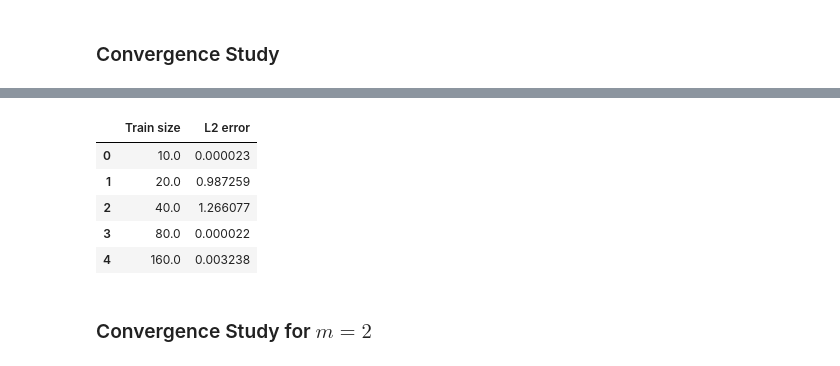
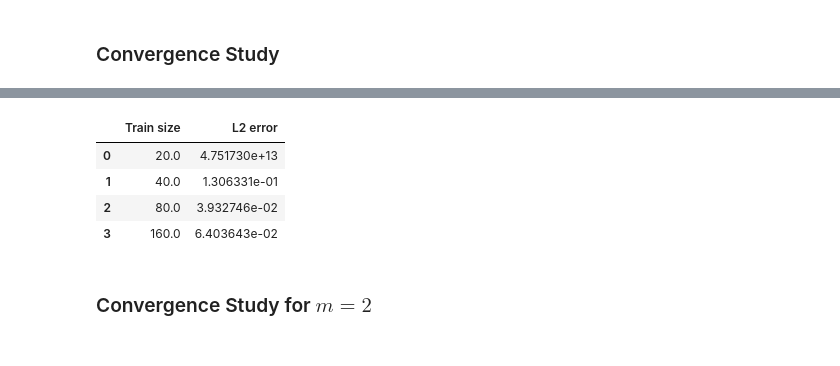
Before and after one commit to Shivam-3921/Physics_Informed_Neural_Networks_for_solving_differential_equations, a Jupyter notebook: PINNs.ipynb, the cells around one changed output, grey strips where cells are left out. Drawn from its saved outputs; the diff is of its cells as text; code cells hidden in the pictures.

```diff
--- a/PINNs.ipynb
+++ b/PINNs.ipynb
@@ -198,5 +170,5 @@ Full Training Epoch 2000, Loss: 0.004150,m:1
 # %%
 # Predicting using obtained u
-y_pred = u(x_test)
-y_pred
+u_pred = u(x_test)
+u_pred.shape
 # %% [output]
@@ -224,6 +180,6 @@ True
 # %% [markdown]
 ### Calculating $L^2$ error of the solution
 # %%
-def L2_error(y_pred,y_test):
-    return torch.sum((y_test - y_pred)**2)
+def L2_error(u_pred,u_true):
+    return torch.sum((u_true-u_pred)**2)
 # %%
@@ -234,8 +190,9 @@ L2_error of approximation: 8.972145906227524e-07
 # %% [markdown]
 ### Plotting the solution
 # %%
-y_train = u_exact(x_train)
 x_train.requires_grad_(False)
-y_train = y_train.detach().numpy()
-y_pred = y_pred.detach().numpy()
+x_train = x_train.detach().cpu().numpy()
+x_test = x_test.detach().cpu().numpy()
+u_pred = u_pred.detach().cpu().numpy()
+u_true = u_true.detach().cpu().numpy()
 # %%
@@ -250,25 +207,24 @@ plt.show()
 # %% [markdown]
 ### Convergence Study
 # %%
-epochs = [1000,2000,4000,8000]
+ epochs = [1000,2000,4000,8000]
 L2_err = []
 
 # generate the training set
-n_train = 11
-x_train = torch.linspace(0,1,n_train).reshape(-1,1)
+n_train = 20
+x_train = torch.linspace(0,1,n_train).reshape(-1,1).to(device)
 
 # generate the test set
 n_test = 100
-x_test = torch.linspace(0,1,n_test).reshape(-1,1)
-y_test = u_exact(x_test)
+x_test = torch.linspace(0,1,n_test).reshape(-1,1).to(device)
+u_true = u_exact(x_test)
 
 for epoch in epochs:
     u = train_PINN(x_train,epoch,verbose=False)
-    y_pred = u(x_test)
+    u_pred = u(x_test)
 
-    L2_err.append(L2_error(y_pred,y_test).detach().numpy())
+    L2_err.append(L2_error(u_pred,u_true).detach().cpu().numpy())
 
 table = pd.DataFrame(data= np.transpose([epochs, L2_err]),columns=["Epochs","L2 error"])
-table
 # %% [output]
 |  | Epochs | L2 error |
@@ -279,31 +235,30 @@ table
 # %%
-train_size = [10,20,40,80,160]
+train_size = [20,40,80,160]
 L2_err = []
 num_epochs = 5000
 
 # generate the test set
 n_test = 1000
-x_test = torch.linspace(0,1,n_test).reshape(-1,1)
-y_test = u_exact(x_test)
+x_test = torch.linspace(0,1,n_test).reshape(-1,1).to(device)
+u_true = u_exact(x_test)
 
 for n_train in train_size:
     # generate the training set
-    x_train = torch.linspace(0,1,n_train).reshape(-1,1)
+    x_train = torch.linspace(0,1,n_train).reshape(-1,1).to(device)
 
     u = train_PINN(x_train,num_epochs,verbose=False)
-    y_pred = u(x_test)
+    u_pred = u(x_test)
 
-    L2_err.append(L2_error(y_pred,y_test).detach().numpy())
+    L2_err.append(L2_error(u_pred,u_true).detach().cpu().numpy())
 
 table = pd.DataFrame(data= np.transpose([train_size, L2_err]),columns=["Train size","L2 error"])
 table
 # %% [output]
 |  | Train size | L2 error |
-| 0 | 10.0 | 0.000023 |
-| 1 | 20.0 | 0.987259 |
-| 2 | 40.0 | 1.266077 |
-| 3 | 80.0 | 0.000022 |
-| 4 | 160.0 | 0.003238 |
+| 0 | 20.0 | 4.751730e+13 |
+| 1 | 40.0 | 1.306331e-01 |
+| 2 | 80.0 | 3.932746e-02 |
+| 3 | 160.0 | 6.403643e-02 |
 # %% [markdown]
 ### Convergence Study for $m=2$
 # %%
```
Also changed, not shown: parts of 50 cells of this notebook.
